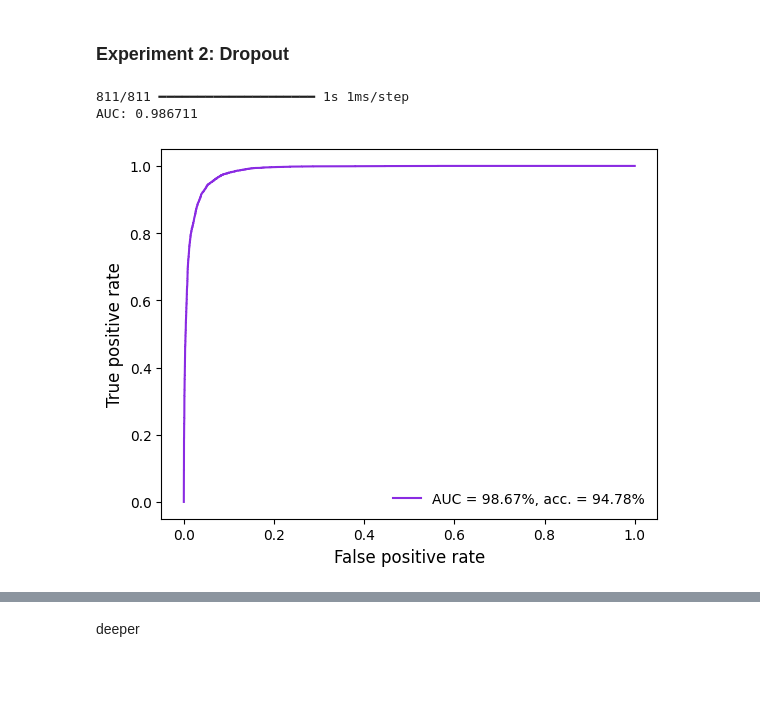
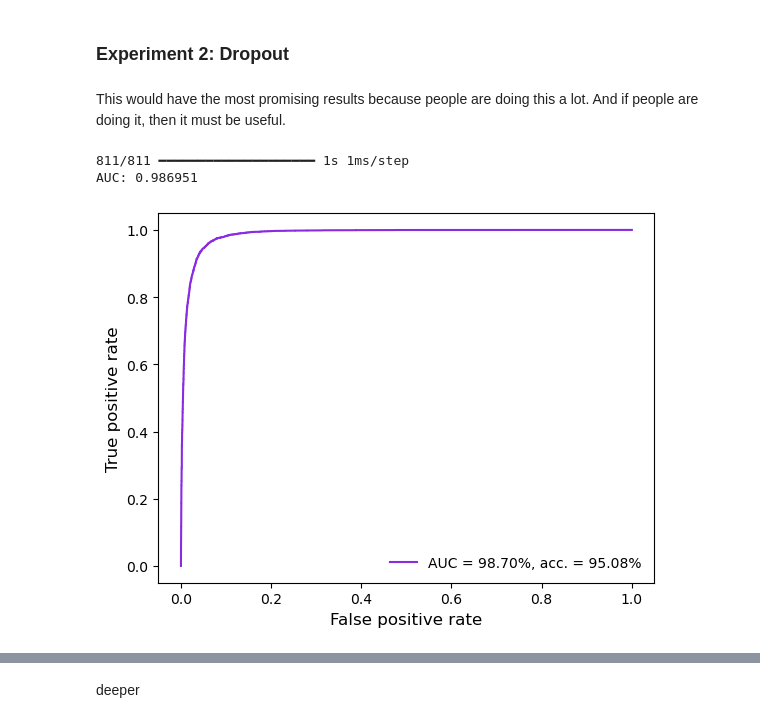
Before and after one commit to bdkcspronk/Deep-learning-in-physics, a Jupyter notebook: Assignment-2/code/Homework2-problem2.ipynb, the cells around one changed output, grey strips where cells are left out. Drawn from its saved outputs; the diff is of its cells as text; code cells hidden in the pictures; blank space fills up the shorter version.

```diff
--- a/Assignment-2/code/Homework2-problem2.ipynb
+++ b/Assignment-2/code/Homework2-problem2.ipynb
@@ -409,0 +491,9 @@ Add further refinements to the neural network in the last step of the previous e
+# %%
+# this was suggested to me by ChatGPT I did not come up with this myself
+# my first try was removing outliers based on percentile but then 40% of the training data was removed, ouch
+
+from sklearn.preprocessing import QuantileTransformer
+
+qt = QuantileTransformer(output_distribution='normal', n_quantiles=1000)
+X_train_transformed = qt.fit_transform(X_train_filtered)
+X_test_transformed = qt.transform(X_test_filtered)
@@ -416,7 +554,7 @@ from tensorflow.keras.optimizers import Adam
 
 def run_experiment(hidden_layers, use_batchnorm=False, dropout_rate=0.0, kernel_initializer='glorot_uniform'):
 
-    inputs = Input(shape=(X_train_scaled.shape[1],))
+    inputs = Input(shape=(X_train_transformed.shape[1],))
 
     x = inputs
     for units in hidden_layers:
@@ -431,9 +569,9 @@ def run_experiment(hidden_layers, use_batchnorm=False, dropout_rate=0.0, kernel_
 
     model.compile(optimizer=Adam(learning_rate=1e-3), loss='binary_crossentropy', metrics=['accuracy'])
 
-    history = model.fit(X_train_scaled, y_train_filtered, epochs=50, batch_size=128, validation_data=(X_test_scaled, y_test_filtered), verbose=0)
+    history = model.fit(X_train_transformed, y_train_filtered, epochs=50, batch_size=128, validation_data=(X_test_transformed, y_test_filtered), verbose=0)
 
-    preds = model.predict(X_test_scaled)
+    preds = model.predict(X_test_transformed)
 
     auc = roc_auc_score(y_test_filtered, preds)
 
@@ -463,17 +618,19 @@ plot_model_history(history_bn)
 Is a bit better than the scaled version and pretty close to the BDT. But it looks like we have some overfitting.
 # %% [markdown]
 ### Experiment 2: Dropout
+# %% [markdown]
+This would have the most promising results because people are doing this a lot. And if people are doing it, then it must be useful.
 # %%
 model_do, history_do, auc_do, roc_plot_do = run_experiment(
     hidden_layers=[128, 128, 128],
     use_batchnorm=False,
-    dropout_rate=0.5,
+    dropout_rate=0.2,
     kernel_initializer=GlorotUniform()
 )
 # %% [output]
 811/811 ━━━━━━━━━━━━━━━━━━━━ 1s 1ms/step
-AUC: 0.986711
+AUC: 0.986951
-[figure, old version]
+[figure, new version]
 # %%
 plot_model_history(history_do)
 # %% [output]
```
Also changed, not shown: parts of 65 cells of this notebook, 12 other files.
